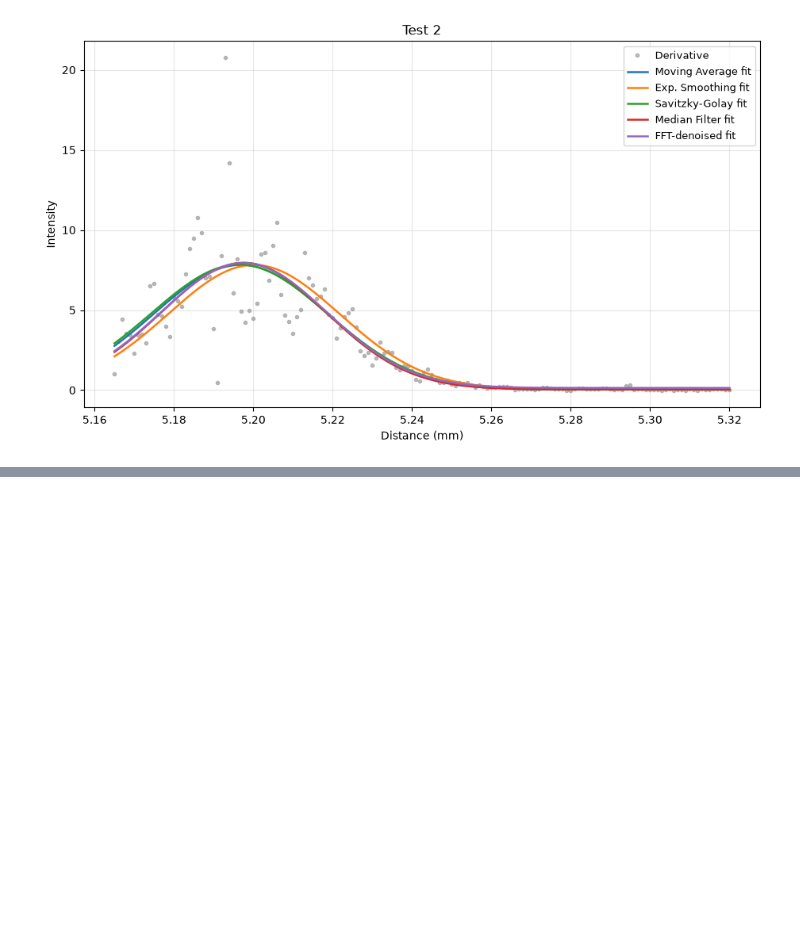
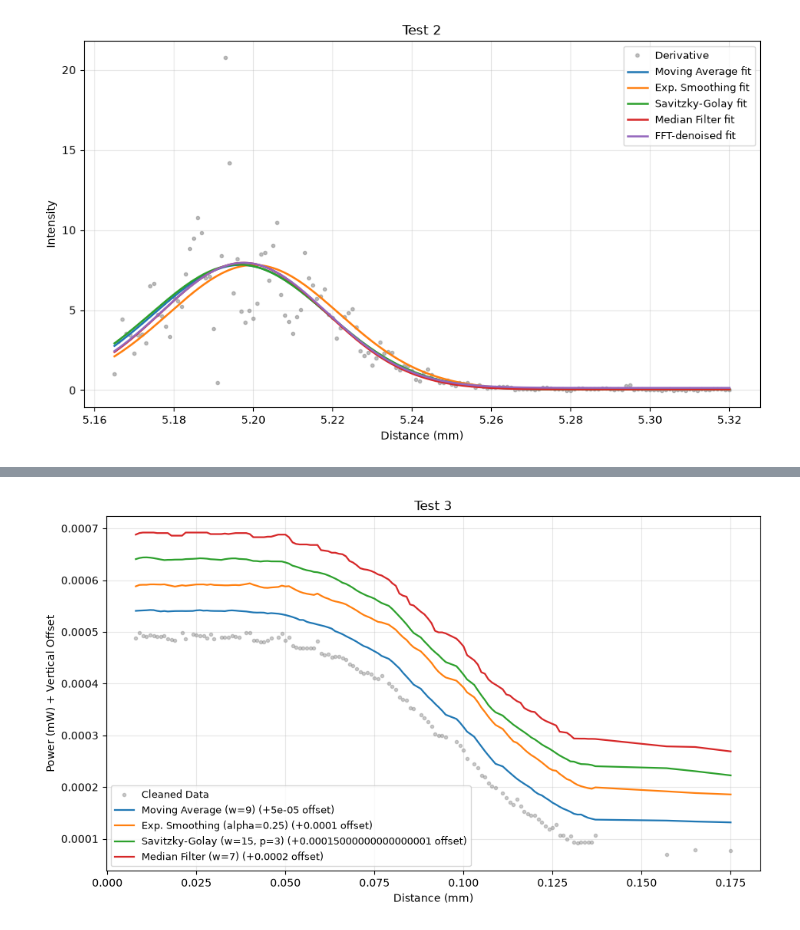
Before and after one commit to TyGuy-5/UAF-LiDaR, a Jupyter notebook: Lab_Work/razor_data_notebook.ipynb, the cells around one changed output, grey strips where cells are left out. Cells and saved outputs as stored; diff of their text form; code cells hidden in the pictures; blank space fills up the shorter version.

```diff
--- a/Lab_Work/razor_data_notebook.ipynb
+++ b/Lab_Work/razor_data_notebook.ipynb
@@ -483,0 +557,37 @@ FFT-denoised               41.69 +/-  0.57          5.1976
+# %%
+df3_clean = df3.dropna().sort_values('Distance (mm)').reset_index(drop=True)
+
+window = 5
+rolling_median = df3_clean['Power (mW)'].rolling(window=window, center=True).median()
+df3_clean = df3_clean.dropna().reset_index(drop=True)
+
+x3 = df3_clean['Distance (mm)'].values
+y3 = df3_clean['Power (mW)'].values
+# %%
+ma3 = moving_average_filter(y3, window=9)
+es3, alpha3 = exponential_smooth(y3, alpha=0.25)
+sg3 = sg_smooth(y3, window_length=15, polyorder=3)
+med3 = median_smooth(y3, window=7)
+
+scurve_methods_3 = {
+    'Moving Average (w=9)': ma3,
+    f'Exp. Smoothing (alpha={alpha3:.2f})': es3,
+    'Savitzky-Golay (w=15, p=3)': sg3,
+    'Median Filter (w=7)': med3,
+}
+
+plt.figure(figsize=(11, 6))
+plt.plot(x3, y3, '.', color='grey', alpha=0.4, label='Cleaned Data')
+offset_step = 0.00005
+for i, (name, sig) in enumerate(scurve_methods_3.items()):
+    current_offset = (i + 1) * offset_step
+    plt.plot(x3, sig + current_offset, linewidth=1.6, label=f"{name} (+{current_offset} offset)")
+
+plt.title('Test 3')
+plt.xlabel('Distance (mm)')
+plt.ylabel('Power (mW) + Vertical Offset')
+plt.legend(fontsize=9)
+plt.grid(alpha=0.3)
+plt.show()
+# %% [output]
+[figure, added]
```
Also changed, not shown: parts of 9 cells of this notebook, 3 other files.
